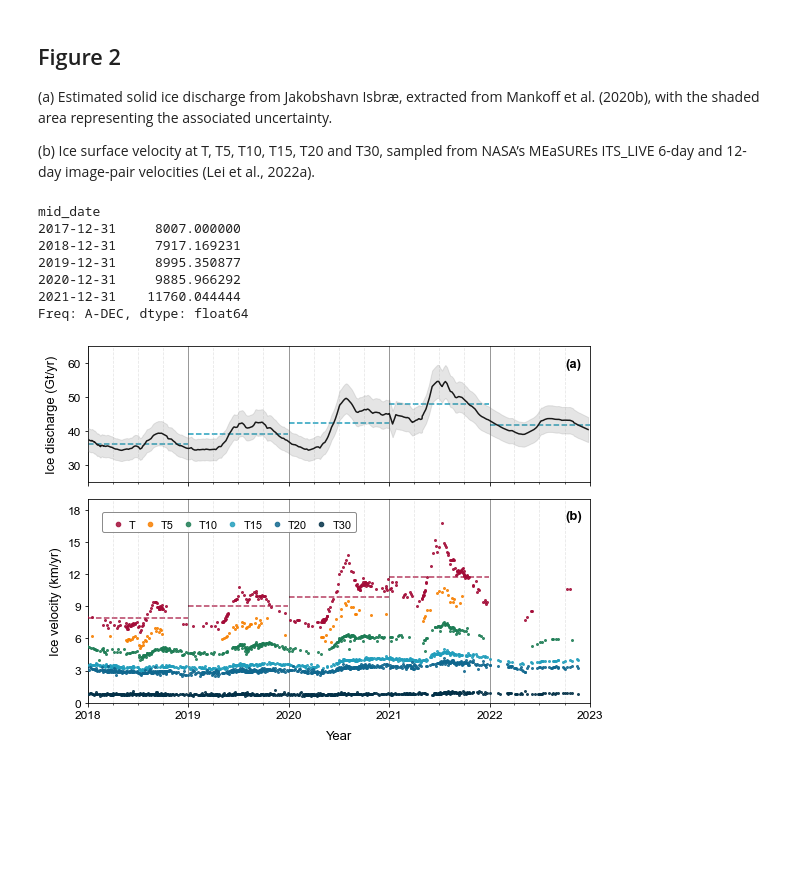
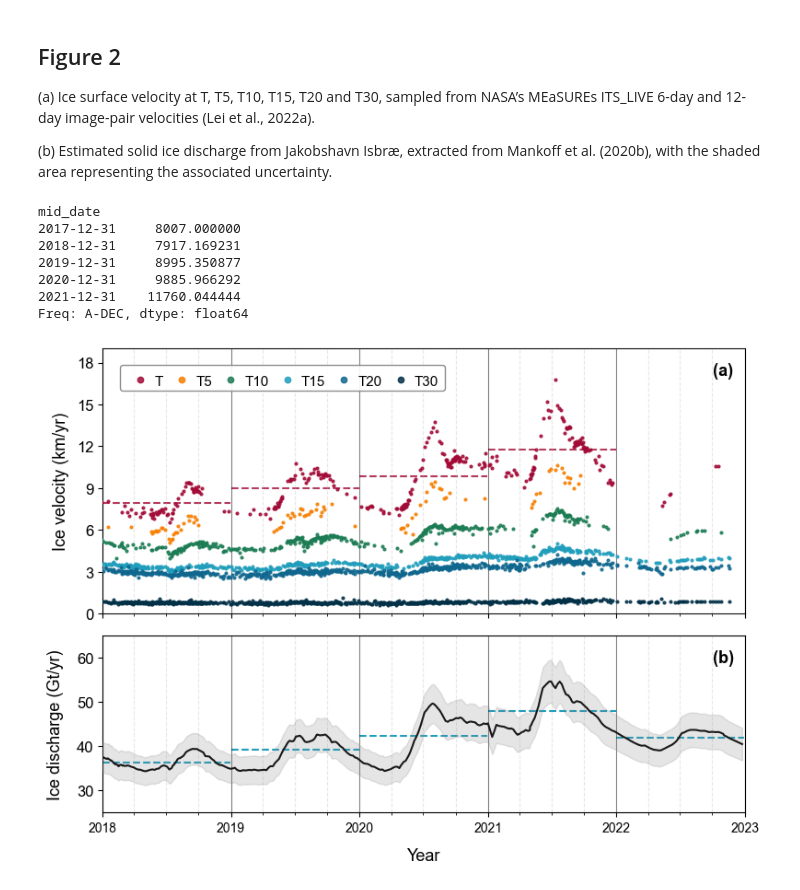
Before and after one commit to hannahpicton/jakobshavn_isbrae, a Jupyter notebook: code/figures/figure_2.ipynb, the cells around one changed output. Drawn from its saved outputs; the diff is of its cells as text; code cells hidden in the pictures; blank space fills up the shorter version.

Commit message:
altered figrue numbering due to re-inclusion of Figure 3 (ATL15)

```diff
--- a/code/figures/figure_2.ipynb
+++ b/code/figures/figure_2.ipynb
@@ -1,8 +1,9 @@
 # %% [markdown]
 ## Figure 2
-(a) Estimated solid ice discharge from Jakobshavn Isbræ, extracted from Mankoff et al. (2020b), with the shaded area representing the associated uncertainty.
 
-(b) Ice surface velocity at T, T5, T10, T15, T20 and T30, sampled from NASA’s MEaSUREs ITS_LIVE 6-day and 12-day image-pair velocities (Lei et al., 2022a).
+(a) Ice surface velocity at T, T5, T10, T15, T20 and T30, sampled from NASA’s MEaSUREs ITS_LIVE 6-day and 12-day image-pair velocities (Lei et al., 2022a).
+
+(b) Estimated solid ice discharge from Jakobshavn Isbræ, extracted from Mankoff et al. (2020b), with the shaded area representing the associated uncertainty.
 # %%
 # IMPORT MODULES
 import pandas as pd
@@ -50,9 +51,9 @@ mid_date
 2021-12-31    11760.044444
 Freq: A-DEC, dtype: float64
 # %%
-# PRODUCE A FIGURE SHOWING (A) ICE DISCHARGE AND (B) ICE VELOCITY.
+# PRODUCE A FIGURE SHOWING (A) ICE VELOCITY AND (B) ICE DISCHARGE.
 plt.rcParams["font.family"] = "Arial"
-height_ratios = [2, 3]
+height_ratios = [3, 2]
 fig, (ax1, ax2) = plt.subplots(2, 1, figsize=(9, 6), gridspec_kw={'height_ratios': height_ratios})
 plt.subplots_adjust(hspace=0.1, top = 0.95)
 ytitle_discharge = 'Ice discharge (Gt/yr)'
@@ -63,64 +64,64 @@ xtitle = 'Year'
 year_locator = mdates.YearLocator(base=1, month=1, day=1)
 min_x_value = pd.to_datetime('2018-01-01', format='%Y-%m-%d')
 max_x_value = pd.to_datetime('2023-01-01', format='%Y-%m-%d')
 three_month_intervals = mdates.MonthLocator(interval=3)
 
 # APPLY TO BOTH AXES
 ax1.xaxis.set_major_locator(year_locator)
 ax1.xaxis.set_major_formatter(mdates.DateFormatter("%Y"))
 ax1.set_xlim(min_x_value, max_x_value)
 ax1.xaxis.set_minor_locator(three_month_intervals)
 ax2.xaxis.set_major_locator(year_locator)
 ax2.xaxis.set_major_formatter(mdates.DateFormatter("%Y"))
 ax2.set_xlim(min_x_value, max_x_value)
 ax2.xaxis.set_minor_locator(three_month_intervals)
 
-# PLOT 1 - ICE DISCHARGE
+# PLOT 1 - ICE VELOCITY
 ax1.grid(axis = 'x', alpha=0.5, linestyle='-', color='black')
+ax1.xaxis.grid(True, which='minor', linestyle='--', alpha=0.3)
+ax1.scatter(ITS_LIVE_data['mid_date'], POINT1_VELOCITY/1000, color='#a30b37', s=4, marker='o', alpha=0.85, label='T', zorder=20)
+ax1.scatter(ITS_LIVE_data['mid_date'], POINT2_VELOCITY/1000, color='#f77f00', s=4, marker='o', alpha=0.85, label='T5', zorder=20)
+ax1.scatter(ITS_LIVE_data['mid_date'], POINT3_VELOCITY/1000, color='#1c7c54', s=4, marker='o', alpha=0.85, label='T10', zorder=20)
+ax1.scatter(ITS_LIVE_data['mid_date'], POINT4_VELOCITY/1000, color='#219ebc', s=4, marker='o', alpha=0.85, label='T15', zorder=20)
+ax1.scatter(ITS_LIVE_data['mid_date'], POINT5_VELOCITY/1000, color='#10678e', s=4, marker='o', alpha=0.85, label='T20', zorder=20)
+ax1.scatter(ITS_LIVE_data['mid_date'], POINT7_VELOCITY/1000, color='#023047', s=4, marker='o', alpha=0.85, label='T30', zorder=20)
+ax1.set_ylim(0, 19)
+ax1.set_yticks(np.arange(0, 18+2, 3))
+ax1.tick_params(axis='y', labelsize=12)
+ax1.tick_params(axis='x', labelsize=12)
+ax1.set_ylabel('Ice velocity (km/yr)', fontsize=13, rotation=90, labelpad=6)
 ax1.set_xticklabels([])
-ax1.set_ylim(25, 65)
-ax1.plot(date, discharge, 'black', label='Discharge')
-ax1.fill_between(date, discharge - error, discharge + error, alpha=0.2, color='gray', zorder=3)
-ax1.xaxis.grid(True, which='minor', linestyle='--', alpha=0.3)
-ax1.tick_params(axis='y', labelsize=12)
-ax1.annotate("(a)", xy=(0.95, 0.85), xycoords="axes fraction", fontsize=13, color="black", weight="bold")
-ax1.set_ylabel('Ice discharge (Gt/yr)', fontsize=13, rotation=90, labelpad=10)
-
-for year, mean in zip(annual_mean_discharge.index.year, annual_mean_discharge):
-    start_of_year = pd.to_datetime(f'{year}-01-01')
-    end_of_year = pd.to_datetime(f'{year}-12-31')
-    ax1.hlines(y=mean, xmin=start_of_year, xmax=end_of_year, colors='#219ebc', linestyles='--', linewidth=1.5, zorder=1)
-
-# PLOT 2 - ICE VELOCITY
-ax2.grid(axis = 'x', alpha=0.5, linestyle='-', color='black')
-ax2.xaxis.grid(True, which='minor', linestyle='--', alpha=0.3)
-ax2.scatter(ITS_LIVE_data['mid_date'], POINT1_VELOCITY/1000, color='#a30b37', s=4, marker='o', alpha=0.85, label='T', zorder=20)
-ax2.scatter(ITS_LIVE_data['mid_date'], POINT2_VELOCITY/1000, color='#f77f00', s=4, marker='o', alpha=0.85, label='T5', zorder=20)
-ax2.scatter(ITS_LIVE_data['mid_date'], POINT3_VELOCITY/1000, color='#1c7c54', s=4, marker='o', alpha=0.85, label='T10', zorder=20)
-ax2.scatter(ITS_LIVE_data['mid_date'], POINT4_VELOCITY/1000, color='#219ebc', s=4, marker='o', alpha=0.85, label='T15', zorder=20)
-ax2.scatter(ITS_LIVE_data['mid_date'], POINT5_VELOCITY/1000, color='#10678e', s=4, marker='o', alpha=0.85, label='T20', zorder=20)
-ax2.scatter(ITS_LIVE_data['mid_date'], POINT7_VELOCITY/1000, color='#023047', s=4, marker='o', alpha=0.85, label='T30', zorder=20)
-ax2.set_ylim(0, 19)
-ax2.set_yticks(np.arange(0, 18+2, 3))
-ax2.tick_params(axis='y', labelsize=12)
-ax2.tick_params(axis='x', labelsize=12)
-ax2.set_ylabel('Ice velocity (km/yr)', fontsize=13, rotation=90, labelpad=6)
-ax2.set_xlabel(xtitle, labelpad=10, fontsize=13)
-ax2.annotate("(b)", xy=(0.95, 0.9), xycoords="axes fraction", fontsize=13, color="black", weight="bold")
+ax1.annotate("(a)", xy=(0.95, 0.9), xycoords="axes fraction", fontsize=13, color="black", weight="bold")
 
 for year, mean in zip(annual_mean_velocity.index.year, annual_mean_velocity/1000):
     start_of_year = pd.to_datetime(f'{year}-01-01')
     end_of_year = pd.to_datetime(f'{year}-12-31')
-    ax2.hlines(y=mean, xmin=start_of_year, xmax=end_of_year, colors='#a30b37', alpha=0.8, linestyles='--', linewidth=1.5, zorder=1)
+    ax1.hlines(y=mean, xmin=start_of_year, xmax=end_of_year, colors='#a30b37', alpha=0.8, linestyles='--', linewidth=1.5, zorder=1)
 
-lines2, labels2 = ax2.get_legend_handles_labels()
-legend = ax2.legend(lines2, labels2, loc='upper left', ncol=6, columnspacing=0.3, markerscale=2.3, frameon=True, framealpha=1, handletextpad=0.01, handleheight=0.1, fontsize =11, facecolor='white', borderaxespad = 0.8, borderpad=0.45, fancybox=True, bbox_to_anchor=(0.01, 0.98))
+lines2, labels2 = ax1.get_legend_handles_labels()
+legend = ax1.legend(lines2, labels2, loc='upper left', ncol=6, columnspacing=0.3, markerscale=2.3, frameon=True, framealpha=1, handletextpad=0.01, handleheight=0.1, fontsize =11, facecolor='white', borderaxespad = 0.8, borderpad=0.45, fancybox=True, bbox_to_anchor=(0.01, 0.98))
 legend.get_frame().set_edgecolor('gray')
 legend.get_frame().set_alpha(0.9)
 legend.set_zorder(20)
 for text in legend.get_texts():
     text.set_va('center')
 
+# PLOT 2 - ICE DISCHARGE
+ax2.grid(axis = 'x', alpha=0.5, linestyle='-', color='black')
+ax2.set_ylim(25, 65)
+ax2.plot(date, discharge, 'black', label='Discharge')
+ax2.fill_between(date, discharge - error, discharge + error, alpha=0.2, color='gray', zorder=3)
+ax2.xaxis.grid(True, which='minor', linestyle='--', alpha=0.3)
+ax2.tick_params(axis='y', labelsize=12)
+ax2.set_ylabel('Ice discharge (Gt/yr)', fontsize=13, rotation=90, labelpad=10)
+ax2.set_xlabel(xtitle, labelpad=10, fontsize=13)
+ax2.annotate("(b)", xy=(0.95, 0.85), xycoords="axes fraction", fontsize=13, color="black", weight="bold")
+
+for year, mean in zip(annual_mean_discharge.index.year, annual_mean_discharge):
+    start_of_year = pd.to_datetime(f'{year}-01-01')
+    end_of_year = pd.to_datetime(f'{year}-12-31')
+    ax2.hlines(y=mean, xmin=start_of_year, xmax=end_of_year, colors='#219ebc', linestyles='--', linewidth=1.5, zorder=1)
+
 #plt.savefig('R:/JAKOBSHAVN/CODE/github/jakobshavn_isbrae/figures/figure_2.png', dpi=300)
 # %% [output]
-[figure, old version]
+[figure, new version]
```
Also changed, not shown: 16 other files.
